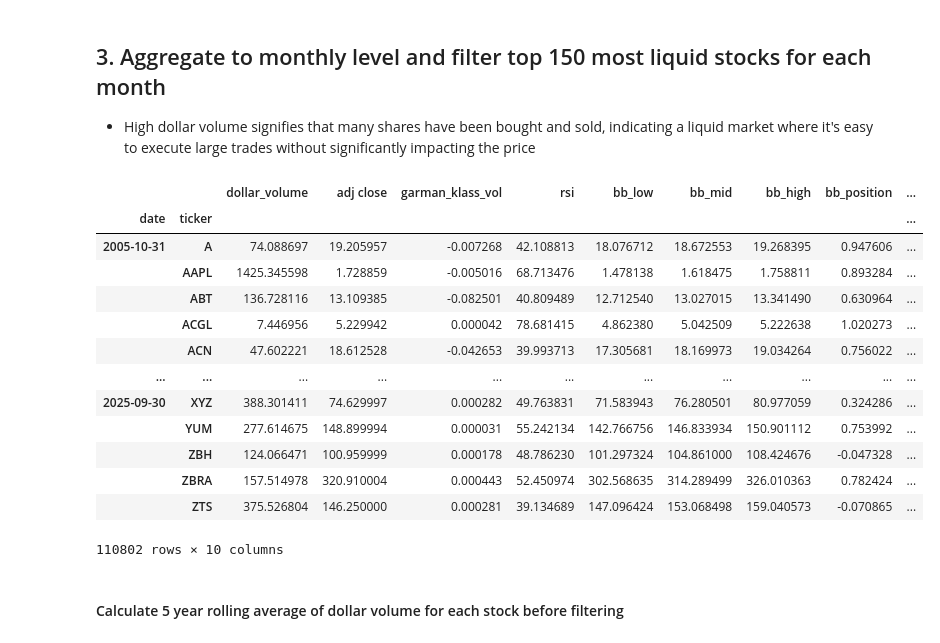
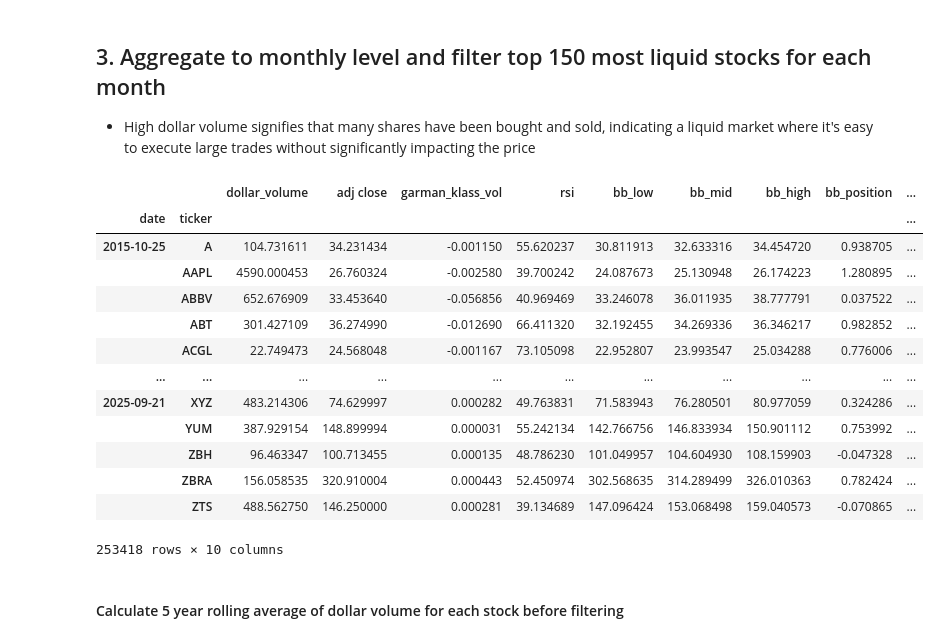
Before and after one commit to LukeJG/Trading-Algorithms, a Jupyter notebook: QuantFinance.ipynb, the cells around one changed output. Drawn from its saved outputs; the diff is of its cells as text; code cells hidden in the pictures.

```diff
--- a/QuantFinance.ipynb
+++ b/QuantFinance.ipynb
@@ -205,27 +222,27 @@ df
 # %%
 
 last_cols = [c for c in df.columns.unique(0) if c not in ['dollar_volume', 'volume', 'open',
                                                           'high', 'low', 'close']]
 
-data = (pd.concat([df.unstack('ticker')['dollar_volume'].resample('M').mean().stack('ticker').to_frame('dollar_volume'),
-                   df.unstack()[last_cols].resample('M').last().stack('ticker')],
+data = (pd.concat([df.unstack('ticker')['dollar_volume'].resample('W').mean().stack('ticker').to_frame('dollar_volume'),
+                   df.unstack()[last_cols].resample('W').last().stack('ticker')],
                   axis=1)).dropna()
 data
 # %% [output]
 |  |  | dollar_volume | adj close | garman_klass_vol | rsi | bb_low | bb_mid | bb_high | bb_position | ... |
 | date | ticker |  |  |  |  |  |  |  |  | ... |
-| 2005-10-31 | A | 74.088697 | 19.205957 | -0.007268 | 42.108813 | 18.076712 | 18.672553 | 19.268395 | 0.947606 | ... |
-|  | AAPL | 1425.345598 | 1.728859 | -0.005016 | 68.713476 | 1.478138 | 1.618475 | 1.758811 | 0.893284 | ... |
-|  | ABT | 136.728116 | 13.109385 | -0.082501 | 40.809489 | 12.712540 | 13.027015 | 13.341490 | 0.630964 | ... |
-|  | ACGL | 7.446956 | 5.229942 | 0.000042 | 78.681415 | 4.862380 | 5.042509 | 5.222638 | 1.020273 | ... |
-|  | ACN | 47.602221 | 18.612528 | -0.042653 | 39.993713 | 17.305681 | 18.169973 | 19.034264 | 0.756022 | ... |
+| 2015-10-25 | A | 104.731611 | 34.231434 | -0.001150 | 55.620237 | 30.811913 | 32.633316 | 34.454720 | 0.938705 | ... |
+|  | AAPL | 4590.000453 | 26.760324 | -0.002580 | 39.700242 | 24.087673 | 25.130948 | 26.174223 | 1.280895 | ... |
+|  | ABBV | 652.676909 | 33.453640 | -0.056856 | 40.969469 | 33.246078 | 36.011935 | 38.777791 | 0.037522 | ... |
+|  | ABT | 301.427109 | 36.274990 | -0.012690 | 66.411320 | 32.192455 | 34.269336 | 36.346217 | 0.982852 | ... |
+|  | ACGL | 22.749473 | 24.568048 | -0.001167 | 73.105098 | 22.952807 | 23.993547 | 25.034288 | 0.776006 | ... |
 | ... | ... | ... | ... | ... | ... | ... | ... | ... | ... | ... |
-| 2025-09-30 | XYZ | 388.301411 | 74.629997 | 0.000282 | 49.763831 | 71.583943 | 76.280501 | 80.977059 | 0.324286 | ... |
-|  | YUM | 277.614675 | 148.899994 | 0.000031 | 55.242134 | 142.766756 | 146.833934 | 150.901112 | 0.753992 | ... |
-|  | ZBH | 124.066471 | 100.959999 | 0.000178 | 48.786230 | 101.297324 | 104.861000 | 108.424676 | -0.047328 | ... |
-|  | ZBRA | 157.514978 | 320.910004 | 0.000443 | 52.450974 | 302.568635 | 314.289499 | 326.010363 | 0.782424 | ... |
-|  | ZTS | 375.526804 | 146.250000 | 0.000281 | 39.134689 | 147.096424 | 153.068498 | 159.040573 | -0.070865 | ... |
+| 2025-09-21 | XYZ | 483.214306 | 74.629997 | 0.000282 | 49.763831 | 71.583943 | 76.280501 | 80.977059 | 0.324286 | ... |
+|  | YUM | 387.929154 | 148.899994 | 0.000031 | 55.242134 | 142.766756 | 146.833934 | 150.901112 | 0.753992 | ... |
+|  | ZBH | 96.463347 | 100.713455 | 0.000135 | 48.786230 | 101.049957 | 104.604930 | 108.159903 | -0.047328 | ... |
+|  | ZBRA | 156.058535 | 320.910004 | 0.000443 | 52.450974 | 302.568635 | 314.289499 | 326.010363 | 0.782424 | ... |
+|  | ZTS | 488.562750 | 146.250000 | 0.000281 | 39.134689 | 147.096424 | 153.068498 | 159.040573 | -0.070865 | ... |
-110802 rows × 10 columns
+253418 rows × 10 columns
 # %% [markdown]
 #### Calculate 5 year rolling average of dollar volume for each stock before filtering
 # %%
```
Also changed, not shown: parts of 50 cells of this notebook.
